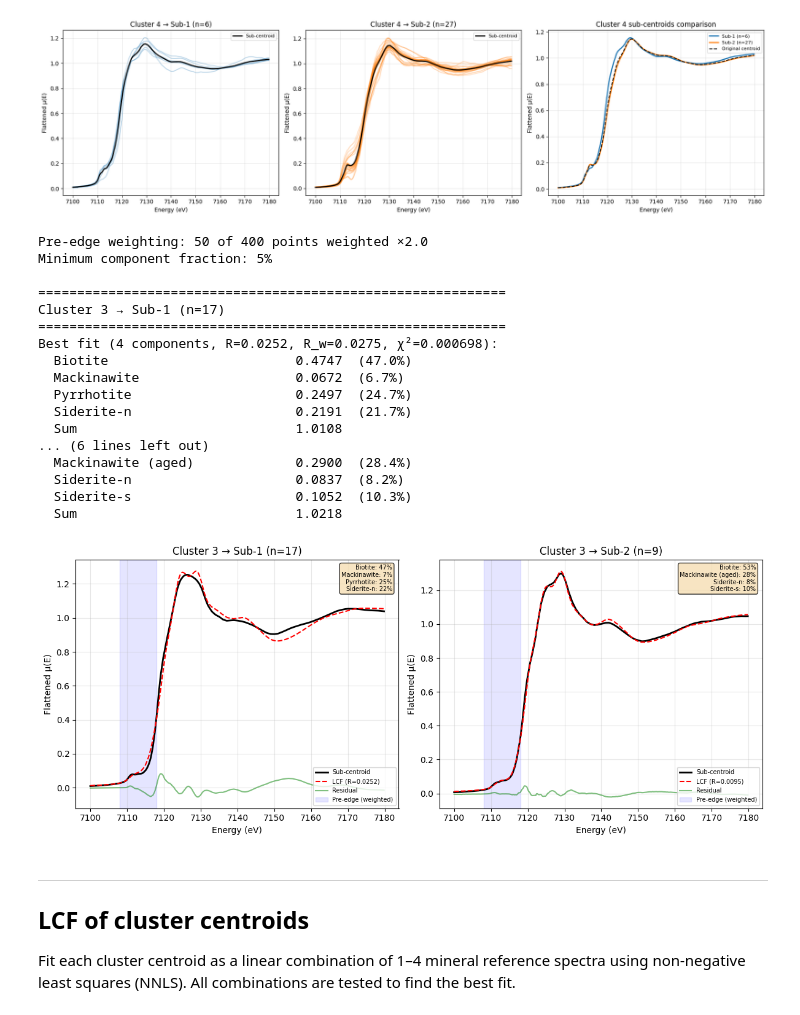
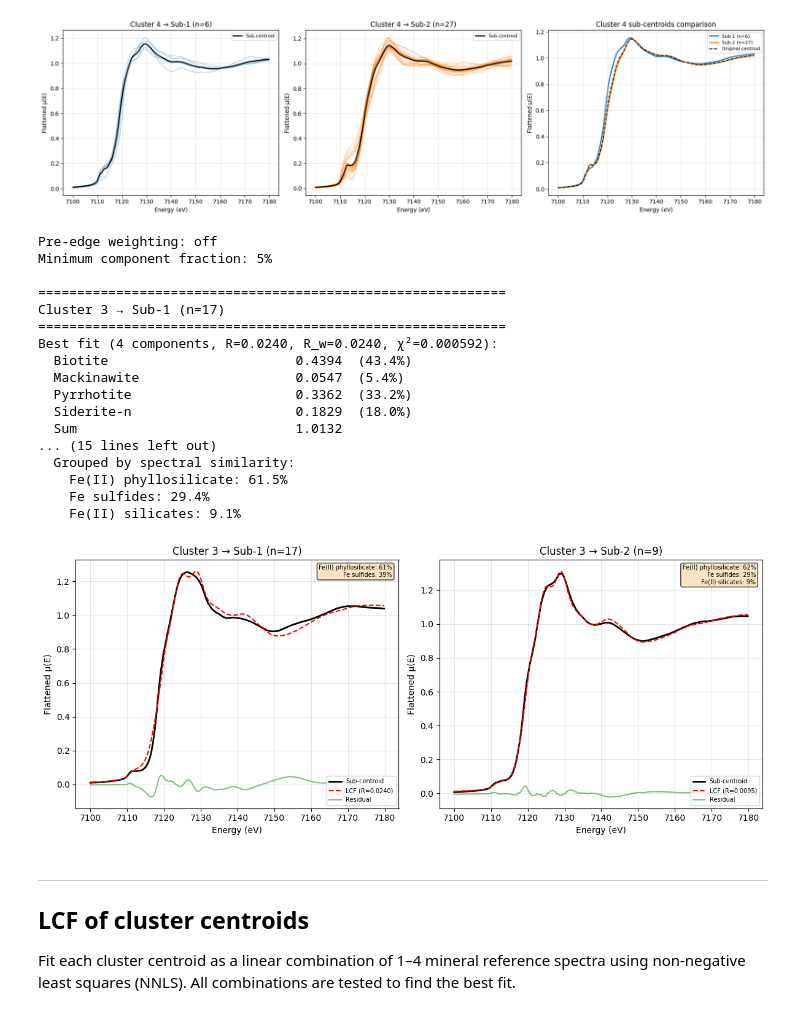
Before and after one commit to deweycw/gp17-ant_sediments, a Jupyter notebook: 03_lcf_microprobe.ipynb, the cells around one changed output. Cells and saved outputs as stored; diff of their text form; code cells hidden in the pictures.

Commit message:
updated figures and draft

```diff
--- a/03_lcf_microprobe.ipynb
+++ b/03_lcf_microprobe.ipynb
@@ -85,6 +87,7 @@ N_COMPONENTS = 5
 # in favor of fitting the larger-amplitude main edge.
 PRE_EDGE_RANGE = (7108, 7118)  # eV
 PRE_EDGE_WEIGHT = 2.0          # weight multiplier for pre-edge region
+USE_PRE_EDGE_WEIGHT = False    # set True to upweight pre-edge region in LCF
 
 # Minimum component fraction — reject fits where any component is below this
 MIN_COMPONENT_FRAC = 0.05  # 5%
@@ -122,6 +125,19 @@ REFERENCE_FILES = ["2L-Fhy on sand.csv",
                     "Vivianite.csv"]
 
 REFERENCE_PATHS = [REFERENCE_DIR / f for f in REFERENCE_FILES]
+
+# Limited reference set for centroid LCF fits
+CENTROID_REFERENCE_FILES = ["Biotite.csv",
+                            "Hornblende.csv",
+                            "Augite.csv",
+                            "Ferrosmectite.csv",
+                            "Nontronite.csv",
+                            "Mackinawite (aged).csv",
+                            "Siderite-n.csv",
+                            "Pyrrhotite.csv",
+                            "Ilmenite.csv"]
+CENTROID_REFERENCE_PATHS = [REFERENCE_DIR / f for f in CENTROID_REFERENCE_FILES]
+
 # Output directory
 
 # Bulk directory
@@ -743,29 +1080,30 @@ Cluster 4:
 # %%
 # Get cluster 3 sub-matrix (parent_cluster=2, 0-indexed)
 mask3 = labels == 2
 sub3_matrix = matrix[mask3]
 
 sub3_lcf_results = lcf_sub_centroids(x_grid, sub3_matrix, sub3_labels, sub3_names,
-                  parent_cluster=2, reference_paths=REFERENCE_PATHS, max_refs=4)
+                  parent_cluster=2, reference_paths=REFERENCE_PATHS, max_refs=4,
+                  spectral_groups=REF_SPECTRAL_GROUPS)
 # %% [output]
-Pre-edge weighting: 50 of 400 points weighted ×2.0
+Pre-edge weighting: off
 Minimum component fraction: 5%
 
 ============================================================
 Cluster 3 → Sub-1 (n=17)
 ============================================================
-Best fit (4 components, R=0.0252, R_w=0.0275, χ²=0.000698):
-  Biotite                        0.4747  (47.0%)
-  Mackinawite                    0.0672  (6.7%)
-  Pyrrhotite                     0.2497  (24.7%)
-  Siderite-n                     0.2191  (21.7%)
-  Sum                            1.0108
-... (6 lines left out)
-  Mackinawite (aged)             0.2900  (28.4%)
-  Siderite-n                     0.0837  (8.2%)
-  Siderite-s                     0.1052  (10.3%)
-  Sum                            1.0218
+Best fit (4 components, R=0.0240, R_w=0.0240, χ²=0.000592):
+  Biotite                        0.4394  (43.4%)
+  Mackinawite                    0.0547  (5.4%)
+  Pyrrhotite                     0.3362  (33.2%)
+  Siderite-n                     0.1829  (18.0%)
+  Sum                            1.0132
+... (15 lines left out)
+  Grouped by spectral similarity:
+    Fe(II) phyllosilicate: 61.5%
+    Fe sulfides: 29.4%
+    Fe(II) silicates: 9.1%
-[figure, old version]
+[figure, new version]
 # %% [markdown]
 ---
 ## LCF of cluster centroids
```
Also changed, not shown: parts of 16 cells of this notebook, 54 other files.
